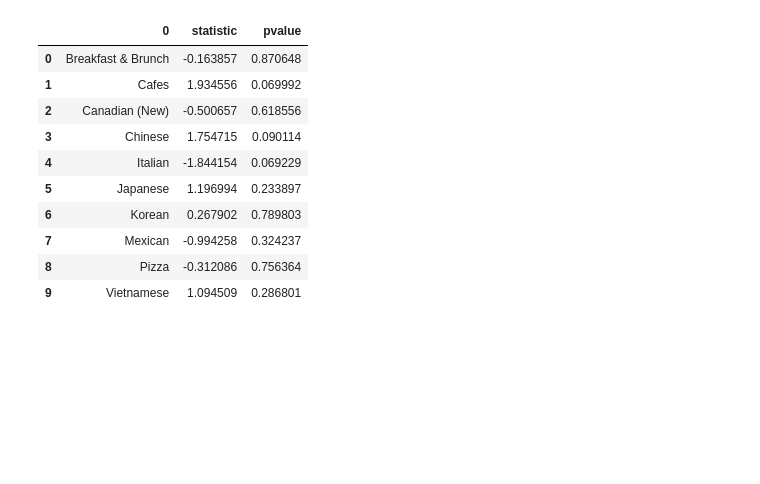
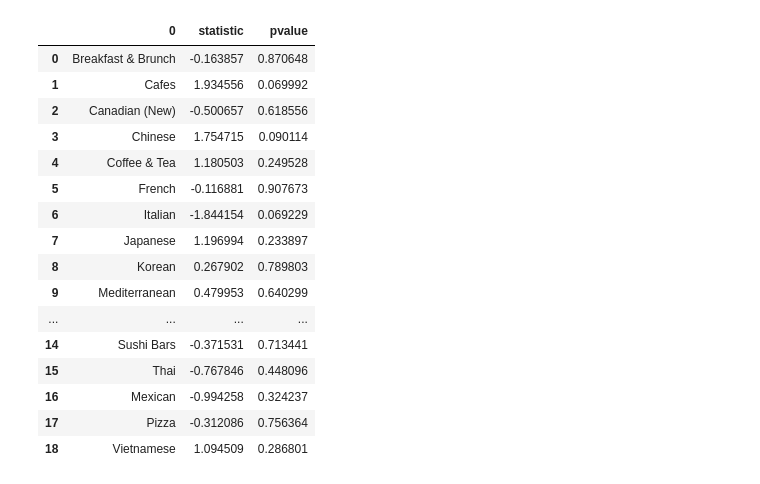
Before and after one commit to AlanDeng7/Module-7-Project1, a Jupyter notebook: Code_Sameer/Sameer.ipynb, the cells around one changed output. Saved outputs shown, nothing was run; the diff lists cells and outputs as text; code cells hidden in the pictures; blank space fills up the shorter version.

```diff
--- a/Code_Sameer/Sameer.ipynb
+++ b/Code_Sameer/Sameer.ipynb
@@ -202,4 +62,5 @@ vancats_shared_df
 # %%
+#Generate a lit of categories for restaurants that have more than 1000 total reviews and more than 10 restaurants
 torcat_rest = pd.DataFrame(toronto_df.groupby('Category').count()['Restaurant Name'])
 torcat_rev = pd.DataFrame(toronto_df.groupby('Category').sum()['Number of Reviews'])
 
@@ -210,15 +71,17 @@ vancat_rev = pd.DataFrame(vancouver_df.groupby('Category').sum()['Number of Revi
 vancategory_df = vancat_rest.join(vancat_rev)
 torcategory_df = torcat_rest.join(torcat_rev)
 
-# van_category_df_red = pd.Series((vancategory_df.loc[(vancategory_df['Number of Reviews'] > 1000) & (vancategory_df['Restaurant Name'] > 20), :]).index)
-# tor_category_df_red = pd.Series((torcategory_df.loc[(torcategory_df['Number of Reviews'] > 1000) & (torcategory_df['Restaurant Name'] > 20), :]).index)
+van_category_df_red = pd.Series((vancategory_df.loc[(vancategory_df['Number of Reviews'] > 1000) & (vancategory_df['Restaurant Name'] > 10), :]).index)
+tor_category_df_red = pd.Series((torcategory_df.loc[(torcategory_df['Number of Reviews'] > 1000) & (torcategory_df['Restaurant Name'] > 10), :]).index)
 # %%
+#Create a data frame of restaurants in Toronto with more than 10 reviews and matches the reduced category list from above
 tor_df_1 = toronto_df.loc[(toronto_df['Category'].isin(tor_category_df_red)) & (toronto_df['Number of Reviews'] > 10), :]
 
-dict = tor_df_1.groupby('Category').sum()['Number of Reviews']
+#Add a column for the total Number of reviews for each category and sum the reviews for that particular category
+tordict = tor_df_1.groupby('Category').sum()['Number of Reviews']
+tor_df_1['Total Cat Ratings'] = tor_df_1['Category'].map(tordict)
 
-tor_df_1['Total Cat Ratings'] = tor_df_1['Category'].map(dict)
-
+#Create an empty column for the Weighted Rating for that restaurant proportional to the number of reviews for that category
 tor_df_1['Weighted Rating'] = ''
 
 tor_df_1
@@ -239,10 +102,12 @@ tor_df_1
 # %%
+#Create a data frame of restaurants in Vancouver with more than 10 reviews and matches the reduced category list from above
 van_df_1 = vancouver_df.loc[(vancouver_df['Category'].isin(van_category_df_red)) & (vancouver_df['Number of Reviews'] > 10), :]
 
-dict = van_df_1.groupby('Category').sum()['Number of Reviews']
+#Add a column for the total Number of reviews for each category and sum the reviews for that particular category
+vandict = van_df_1.groupby('Category').sum()['Number of Reviews']
+van_df_1['Total Cat Ratings'] = van_df_1['Category'].map(vandict)
 
-van_df_1['Total Cat Ratings'] = van_df_1['Category'].map(dict)
-
+#Create an empty column for the Weighted Rating for that restaurant proportional to the number of reviews for that category
 van_df_1['Weighted Rating'] = ''
 
 van_df_1
@@ -443,28 +308,35 @@ significance=0.050, p=0.002
 The distribution of Restaurants by Yelp category is not independent between Toronto and Vancouver.
 # %%
 #Create a list of categories to use for independent t-test
-category_list = ['Breakfast & Brunch', 'Cafes', 'Canadian (New)', 'Chinese', 'Italian', 'Japanese', 'Korean', 'Mexican', 'Pizza', 'Vietnamese']
+category_list = ['Breakfast & Brunch', 'Cafes', 'Canadian (New)', 'Chinese', 'Coffee & Tea', 'French', 'Italian', 'Japanese', 'Korean', 'Mediterranean', 'Middle Eastern', 'Ramen', 'Sandwiches', 'Seafood', 'Sushi Bars', 'Thai', 'Mexican', 'Pizza', 'Vietnamese']
 t_test_results = []
 
+# Run an independent t-test for the categories in the category list and add them to a separate datafram
 for category in category_list:
     tor_ttest_cat = tor_df_1.loc[tor_df_1['Category'] == category, :]
     van_ttest_cat = van_df_1.loc[van_df_1['Category'] == category, :]
 
     t_test_results.append(stats.ttest_ind(tor_ttest_cat['Weighted Rating'], van_ttest_cat['Weighted Rating'], equal_var=False))
 
 t_test_results_df = pd.DataFrame(category_list).join(pd.DataFrame(t_test_results))
 
 
 t_test_results_df
 # %% [output]
 |  | 0 | statistic | pvalue |
 | 0 | Breakfast & Brunch | -0.163857 | 0.870648 |
 | 1 | Cafes | 1.934556 | 0.069992 |
 | 2 | Canadian (New) | -0.500657 | 0.618556 |
 | 3 | Chinese | 1.754715 | 0.090114 |
-| 4 | Italian | -1.844154 | 0.069229 |
-| 5 | Japanese | 1.196994 | 0.233897 |
-| 6 | Korean | 0.267902 | 0.789803 |
-| 7 | Mexican | -0.994258 | 0.324237 |
-| 8 | Pizza | -0.312086 | 0.756364 |
-| 9 | Vietnamese | 1.094509 | 0.286801 |
+| 4 | Coffee & Tea | 1.180503 | 0.249528 |
+| 5 | French | -0.116881 | 0.907673 |
+| 6 | Italian | -1.844154 | 0.069229 |
+| 7 | Japanese | 1.196994 | 0.233897 |
+| 8 | Korean | 0.267902 | 0.789803 |
+| 9 | Mediterranean | 0.479953 | 0.640299 |
+| ... | ... | ... | ... |
+| 14 | Sushi Bars | -0.371531 | 0.713441 |
+| 15 | Thai | -0.767846 | 0.448096 |
+| 16 | Mexican | -0.994258 | 0.324237 |
+| 17 | Pizza | -0.312086 | 0.756364 |
+| 18 | Vietnamese | 1.094509 | 0.286801 |
```
Also changed, not shown: parts of 17 cells of this notebook.
